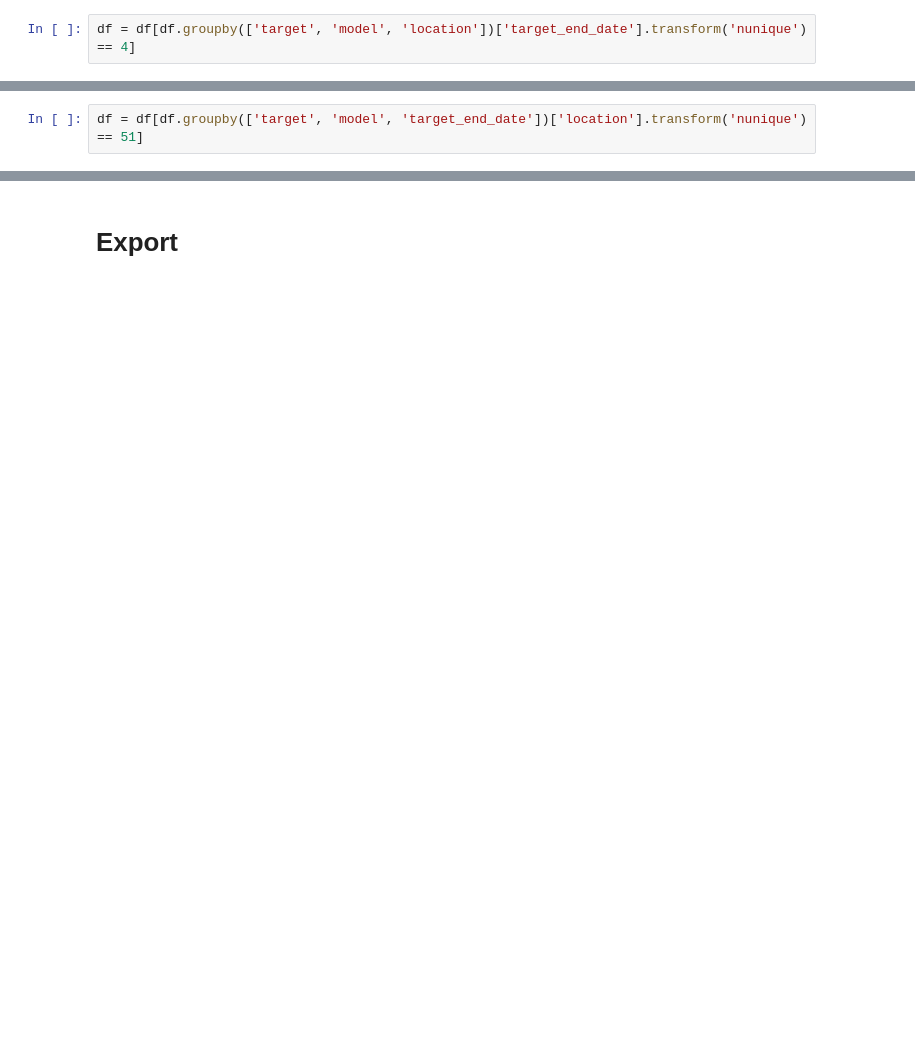
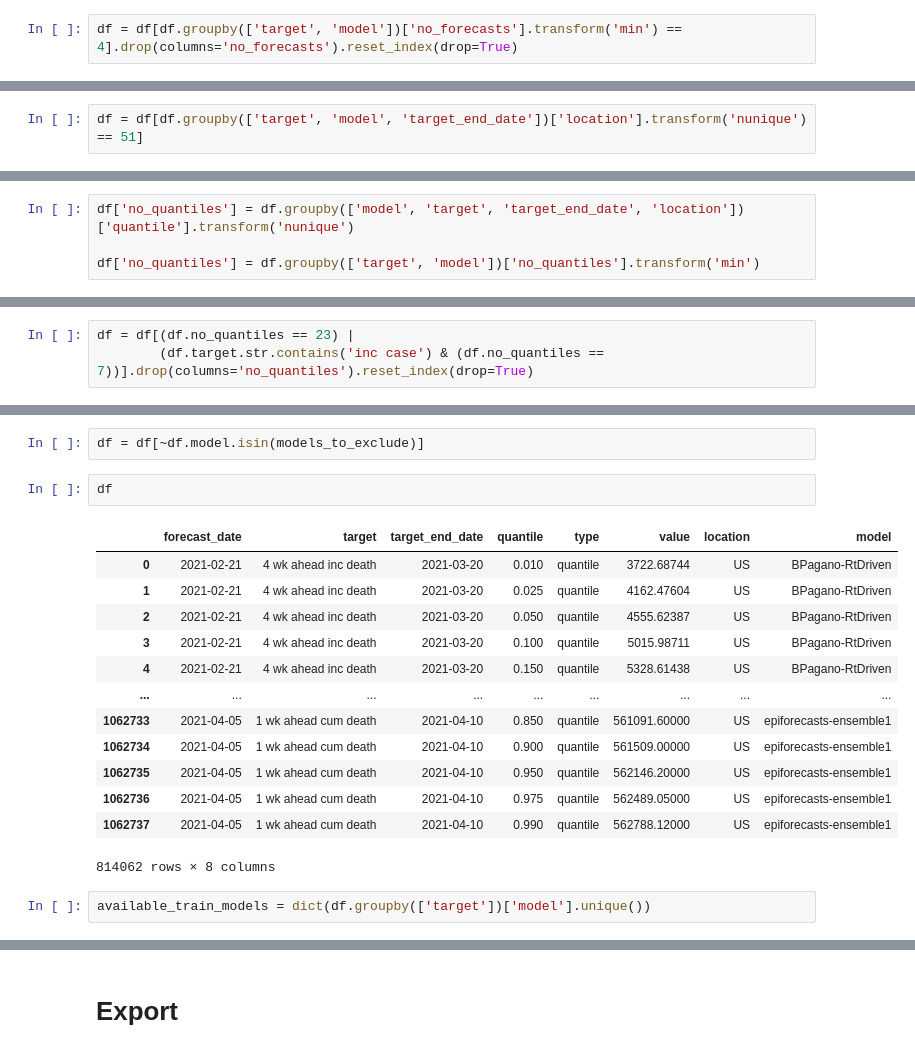
Before and after one commit to dwolffram/covid19-ensembles, a Jupyter notebook: prepare_data.ipynb, the cells around one changed output, grey strips where cells are left out. Cells and saved outputs as stored; diff of their text form; blank space fills up the shorter version.

```diff
--- a/prepare_data.ipynb
+++ b/prepare_data.ipynb
@@ -161,2 +254,2 @@ df.location.nunique() # US + 50 states
 # %%
-df = df[df.groupby(['target', 'model', 'location'])['target_end_date'].transform('nunique') == 4]
+df = df[df.groupby(['target', 'model'])['no_forecasts'].transform('min') == 4].drop(columns='no_forecasts').reset_index(drop=True)
@@ -177,0 +261,4 @@ df.head()
+# %%
+df['no_quantiles'] = df.groupby(['model', 'target', 'target_end_date', 'location'])['quantile'].transform('nunique')
+
+df['no_quantiles'] = df.groupby(['target', 'model'])['no_quantiles'].transform('min')
@@ -178 +269,4 @@ df.head()
+# %%
+df = df[(df.no_quantiles == 23) |
+        (df.target.str.contains('inc case') & (df.no_quantiles == 7))].drop(columns='no_quantiles').reset_index(drop=True)
 # %%
@@ -211,0 +353,20 @@ df.shape
+# %%
+df = df[~df.model.isin(models_to_exclude)]
+# %%
+df
+# %% [output]
+|  | forecast_date | target | target_end_date | quantile | type | value | location | model |
+| 0 | 2021-02-21 | 4 wk ahead inc death | 2021-03-20 | 0.010 | quantile | 3722.68744 | US | BPagano-RtDriven |
+| 1 | 2021-02-21 | 4 wk ahead inc death | 2021-03-20 | 0.025 | quantile | 4162.47604 | US | BPagano-RtDriven |
+| 2 | 2021-02-21 | 4 wk ahead inc death | 2021-03-20 | 0.050 | quantile | 4555.62387 | US | BPagano-RtDriven |
+| 3 | 2021-02-21 | 4 wk ahead inc death | 2021-03-20 | 0.100 | quantile | 5015.98711 | US | BPagano-RtDriven |
+| 4 | 2021-02-21 | 4 wk ahead inc death | 2021-03-20 | 0.150 | quantile | 5328.61438 | US | BPagano-RtDriven |
+| ... | ... | ... | ... | ... | ... | ... | ... | ... |
+| 1062733 | 2021-04-05 | 1 wk ahead cum death | 2021-04-10 | 0.850 | quantile | 561091.60000 | US | epiforecasts-ensemble1 |
+| 1062734 | 2021-04-05 | 1 wk ahead cum death | 2021-04-10 | 0.900 | quantile | 561509.00000 | US | epiforecasts-ensemble1 |
+| 1062735 | 2021-04-05 | 1 wk ahead cum death | 2021-04-10 | 0.950 | quantile | 562146.20000 | US | epiforecasts-ensemble1 |
+| 1062736 | 2021-04-05 | 1 wk ahead cum death | 2021-04-10 | 0.975 | quantile | 562489.05000 | US | epiforecasts-ensemble1 |
+| 1062737 | 2021-04-05 | 1 wk ahead cum death | 2021-04-10 | 0.990 | quantile | 562788.12000 | US | epiforecasts-ensemble1 |
+814062 rows × 8 columns
+# %%
+available_train_models = dict(df.groupby(['target'])['model'].unique())
```
Also changed, not shown: parts of 49 cells of this notebook, 31 other files.
